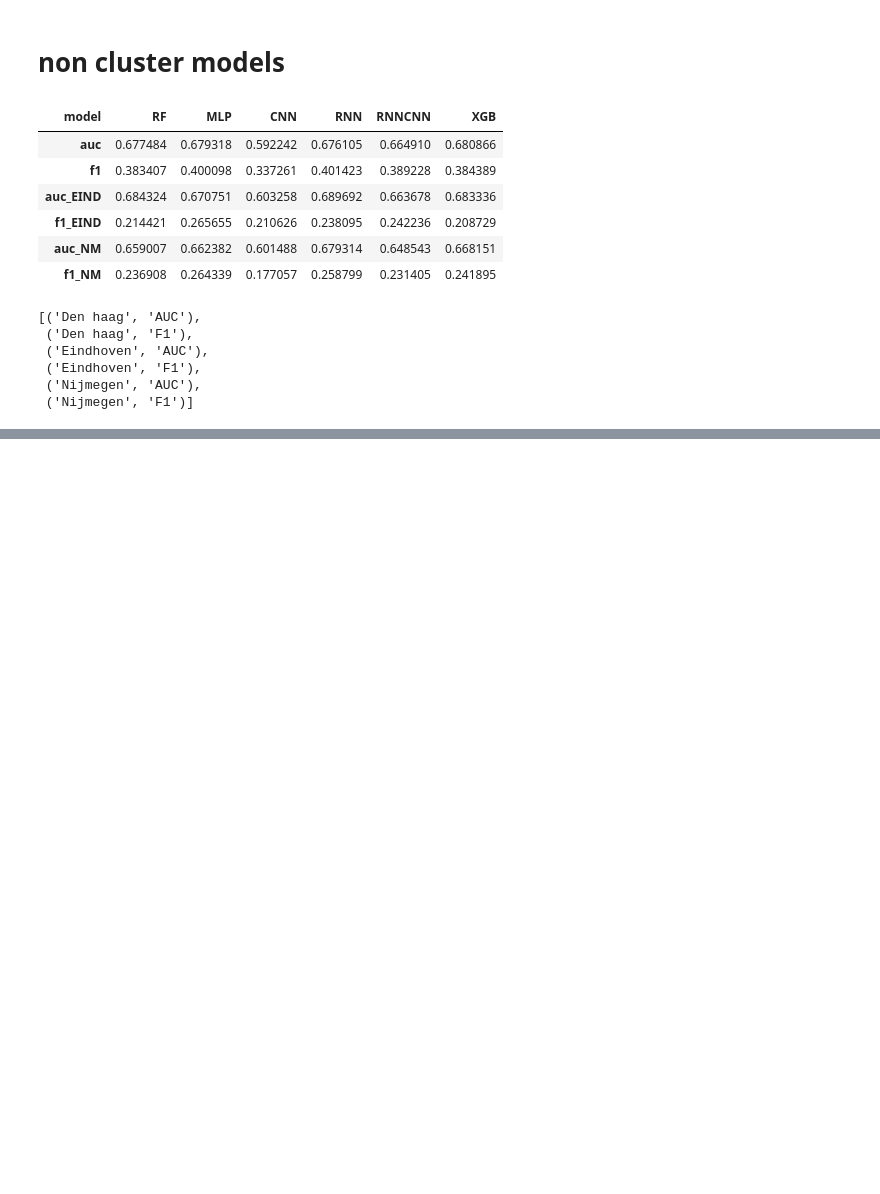
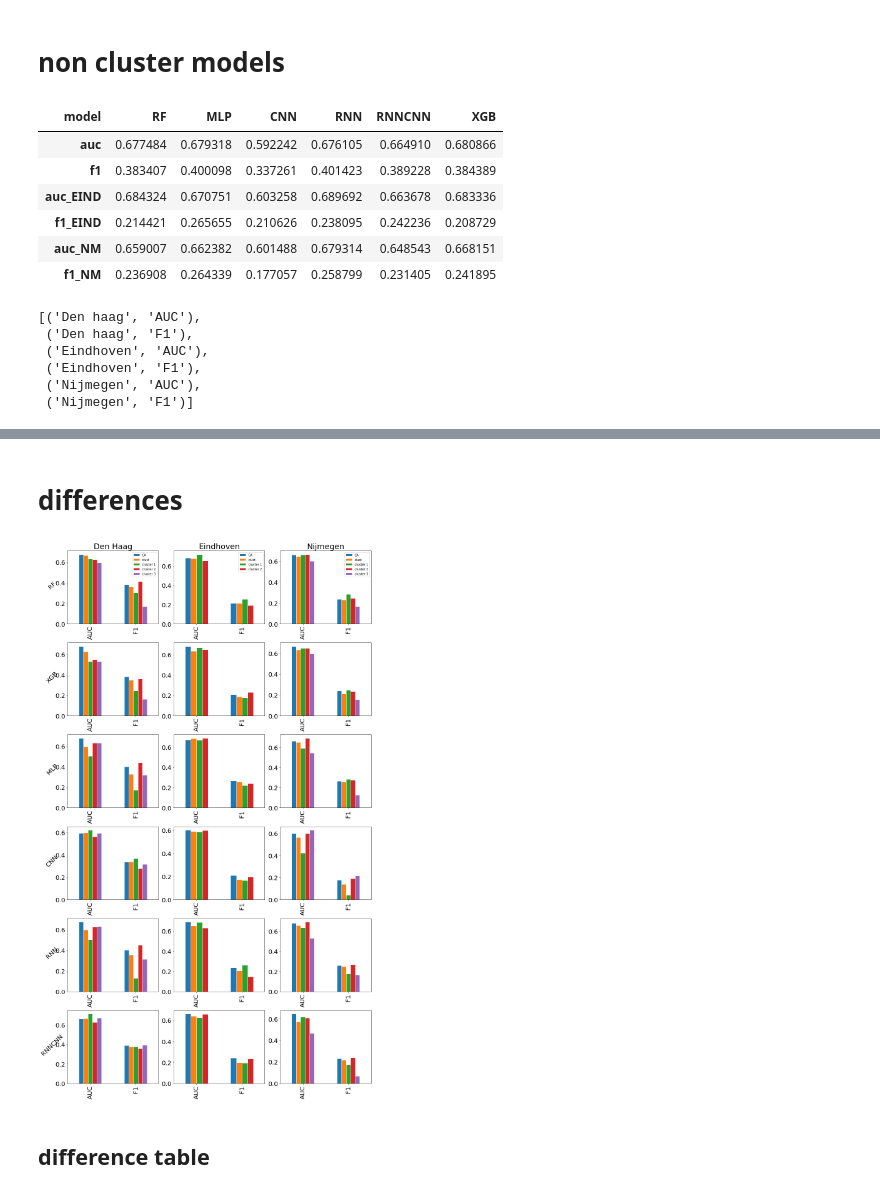
Before and after one commit to NielsvanOpstal/Thesis, a Jupyter notebook: result figures.ipynb, the cells around one changed output, grey strips where cells are left out. Saved outputs shown, nothing was run; the diff lists cells and outputs as text; code cells hidden in the pictures; blank space fills up the shorter version.

```diff
--- a/result figures.ipynb
+++ b/result figures.ipynb
@@ -57,0 +113,2 @@ tot
+# %% [markdown]
+# differences
@@ -57,0 +143,45 @@ tot
+# %%
+NMauc = pd.read_csv("../results/NijmegenAUC.csv", index_col = 0)
+NMf1 = pd.read_csv("../results/Nijmegenf1.csv", index_col = 0)
+
+NM1.columns = ["auc_CA", "f1_CA"]
+NM2.columns = ["auc_clust", "f1_clust"]
+
+NM2.index = NM2.index.str.strip("_cluster")
+NMauc.index = NMauc.index.str.strip("_cluster")
+NMauc.columns = ["auc_cluster 1", "auc_cluster 2", "auc_cluster 3"]
+NMf1.index = NMf1.index.str.strip("_cluster")
+NMf1.columns = ["f1_cluster 1", "f1_cluster 2", "f1_cluster 3"]
+totNM = NM1.join(NM2.join(NMauc.join(NMf1)))
+totNM = totNM.loc[["RF", "XGB", "MLP", "CNN", "RNN", "RNNCNN"]]
+# %%
+fig, ax = plt.subplots(6,3, figsize = (15,25))
+for j, city in enumerate([totDH, totEH, totNM]):
+    for i,(model,row) in enumerate(city.iterrows()):
+
+        auc = pd.DataFrame(row[row.index.str.contains("auc")]).T
+        f1 = pd.DataFrame(row[row.index.str.contains("f1")]).T
+        auc.index = ["AUC"]
+        f1.index = ["F1"]
+
+        auc.columns = auc.columns.str.replace("auc_", "")
+        f1.columns = f1.columns.str.replace("f1_", "")
+
+        row = pd.concat([auc,f1])
+        if i == 0:
+            row.plot(kind = "bar", ax = ax[i,j], edgecolor = "white")
+        else:
+            row.plot(kind = "bar", ax = ax[i,j], edgecolor = "white", legend = False)
+        if j == 0:
+            ax[i,j].set_ylabel(model, rotation=45, size = 20)
+
+        ax[i,j].tick_params(axis = 'both', which = 'major', labelsize = 20)
+
+ax[0,0].set_title("Den Haag", size = 25)
+ax[0,1].set_title("Eindhoven", size = 25)
+ax[0,2].set_title("Nijmegen", size = 25)
+fig.tight_layout()
+# ax[0,0].ylabel("RF")
+# fig.savefig("../figures/clustertotalresults.png")
+# %% [output]
+[figure, added]
@@ -57,0 +190,2 @@ tot
+# %% [markdown]
+## difference table
```
Also changed, not shown: parts of 48 cells of this notebook, 8 other files.
